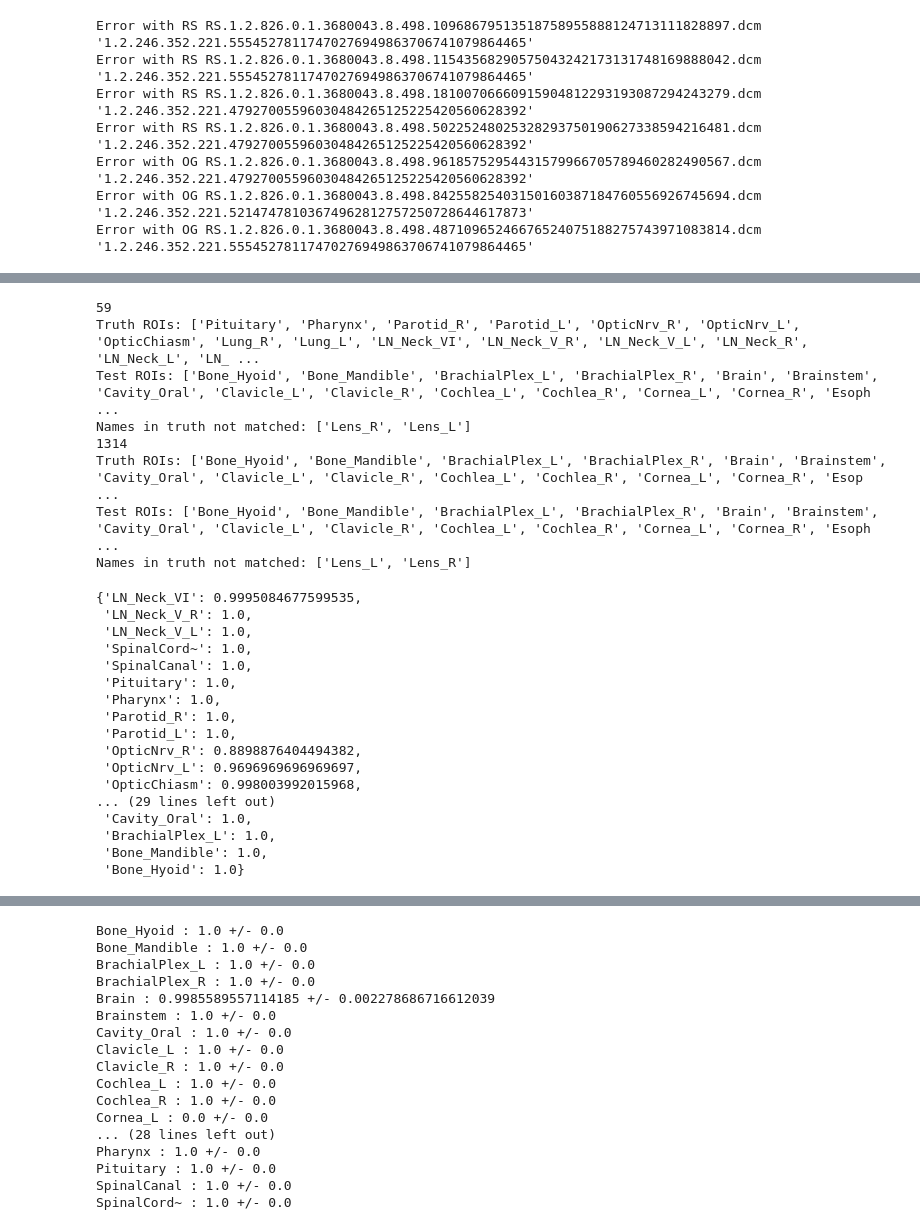
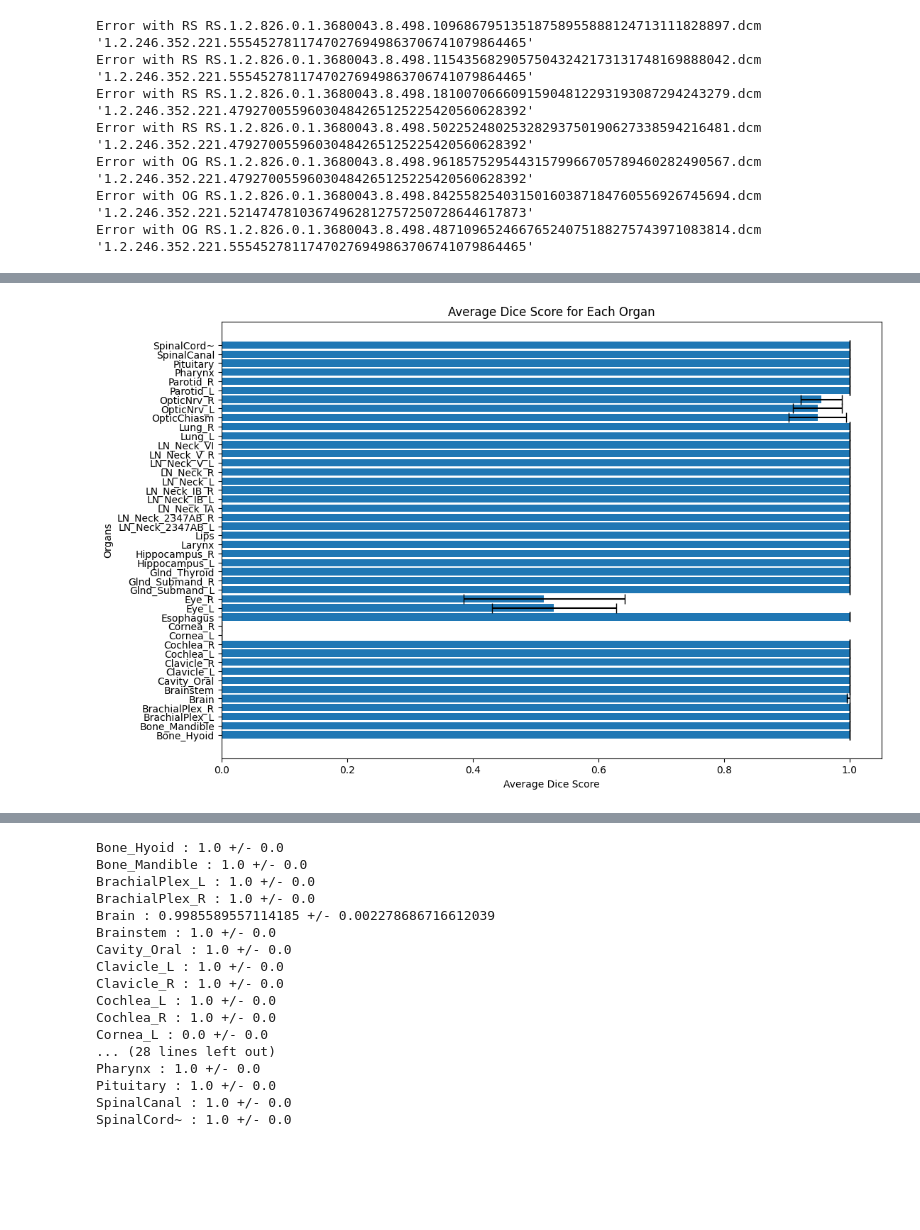
Before and after one commit to kildealab/defaceRT, a Jupyter notebook: Utility_Evaluation.ipynb, the cells around one changed output, grey strips where cells are left out. Saved outputs shown, nothing was run; the diff lists cells and outputs as text; code cells hidden in the pictures; blank space fills up the shorter version.

```diff
--- a/Utility_Evaluation.ipynb
+++ b/Utility_Evaluation.ipynb
@@ -549 +374,15 @@ for p in patient_list:
+# %%
+organs = sorted({organ for scores in dict_DSC.values() for organ in scores})
+
+# Write to CSV
+with open('dice_scores2.csv', 'w', newline='') as csvfile:
+    writer = csv.writer(csvfile)
+
+    # Write header
+    writer.writerow(['Patient_ID'] + organs)
+
+    # Write each patient's scores
+    for patient_id, scores in dict_DSC.items():
+        row = [patient_id] + [scores.get(organ, '') for organ in organs]
+        writer.writerow(row)
 # %%
@@ -555,40 +424,17 @@ with open('/data/kayla/deface_file_dict.json', "r") as outfile:
 # %%
-##### p = '118'
-for p in ['59','1314']:#['633','965']:#patients_to_change:#['462']:#,'965']:
-    print(p)
-    RS_A = dcm.read_file(file_dict[p]['RS_A'])
-    RS_1 = dcm.read_file(file_dict[p]['RS_1'])
-    CT = dcm.read_file(file_dict[p]['CT'])
-    ignore_first_slice = False
-    if p =='633' or p=='965':
-        ignore_first_slice = True
-    dict_DSC2[p] = get_DSC_all(RS_1, RS_A, CT,ignore_first_slice)
+organ_means = {organ: np.mean(scores) for organ, scores in dict_organs.items()}
+organ_stddevs = {organ: np.std(scores) for organ, scores in dict_organs.items()}
+
+# Plotting
+organs = list(organ_means.keys())
+means = list(organ_means.values())
+stddevs = list(organ_stddevs.values())
+
+plt.figure(figsize=(12, 8))
+plt.barh(organs, means, xerr=stddevs, capsize=5)
+plt.xlabel('Average Dice Score')
+plt.ylabel('Organs')
+plt.title('Average Dice Score for Each Organ')
+plt.show()
 # %% [output]
-59
-Truth ROIs: ['Pituitary', 'Pharynx', 'Parotid_R', 'Parotid_L', 'OpticNrv_R', 'OpticNrv_L', 'OpticChiasm', 'Lung_R', 'Lung_L', 'LN_Neck_VI', 'LN_Neck_V_R', 'LN_Neck_V_L', 'LN_Neck_R', 'LN_Neck_L', 'LN_ ...
-Test ROIs: ['Bone_Hyoid', 'Bone_Mandible', 'BrachialPlex_L', 'BrachialPlex_R', 'Brain', 'Brainstem', 'Cavity_Oral', 'Clavicle_L', 'Clavicle_R', 'Cochlea_L', 'Cochlea_R', 'Cornea_L', 'Cornea_R', 'Esoph ...
-Names in truth not matched: ['Lens_R', 'Lens_L']
-1314
-Truth ROIs: ['Bone_Hyoid', 'Bone_Mandible', 'BrachialPlex_L', 'BrachialPlex_R', 'Brain', 'Brainstem', 'Cavity_Oral', 'Clavicle_L', 'Clavicle_R', 'Cochlea_L', 'Cochlea_R', 'Cornea_L', 'Cornea_R', 'Esop ...
-Test ROIs: ['Bone_Hyoid', 'Bone_Mandible', 'BrachialPlex_L', 'BrachialPlex_R', 'Brain', 'Brainstem', 'Cavity_Oral', 'Clavicle_L', 'Clavicle_R', 'Cochlea_L', 'Cochlea_R', 'Cornea_L', 'Cornea_R', 'Esoph ...
-Names in truth not matched: ['Lens_L', 'Lens_R']
+[figure, added]
-# %%
-dict_DSC2['1314']
-# %% [output]
-{'LN_Neck_VI': 0.9995084677599535,
- 'LN_Neck_V_R': 1.0,
- 'LN_Neck_V_L': 1.0,
- 'SpinalCord~': 1.0,
- 'SpinalCanal': 1.0,
- 'Pituitary': 1.0,
- 'Pharynx': 1.0,
- 'Parotid_R': 1.0,
- 'Parotid_L': 1.0,
- 'OpticNrv_R': 0.8898876404494382,
- 'OpticNrv_L': 0.9696969696969697,
- 'OpticChiasm': 0.998003992015968,
-... (29 lines left out)
- 'Cavity_Oral': 1.0,
- 'BrachialPlex_L': 1.0,
- 'Bone_Mandible': 1.0,
- 'Bone_Hyoid': 1.0}
```
Also changed, not shown: parts of 137 cells of this notebook.
